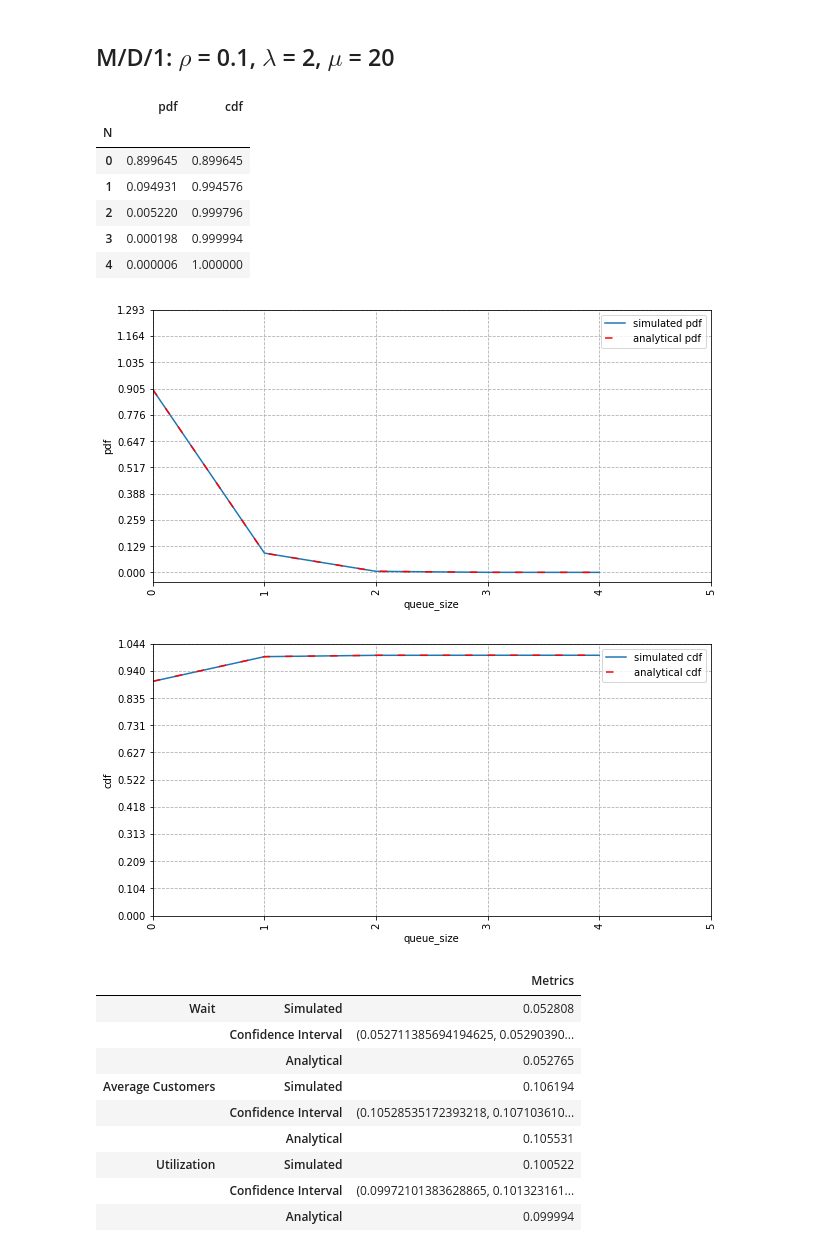
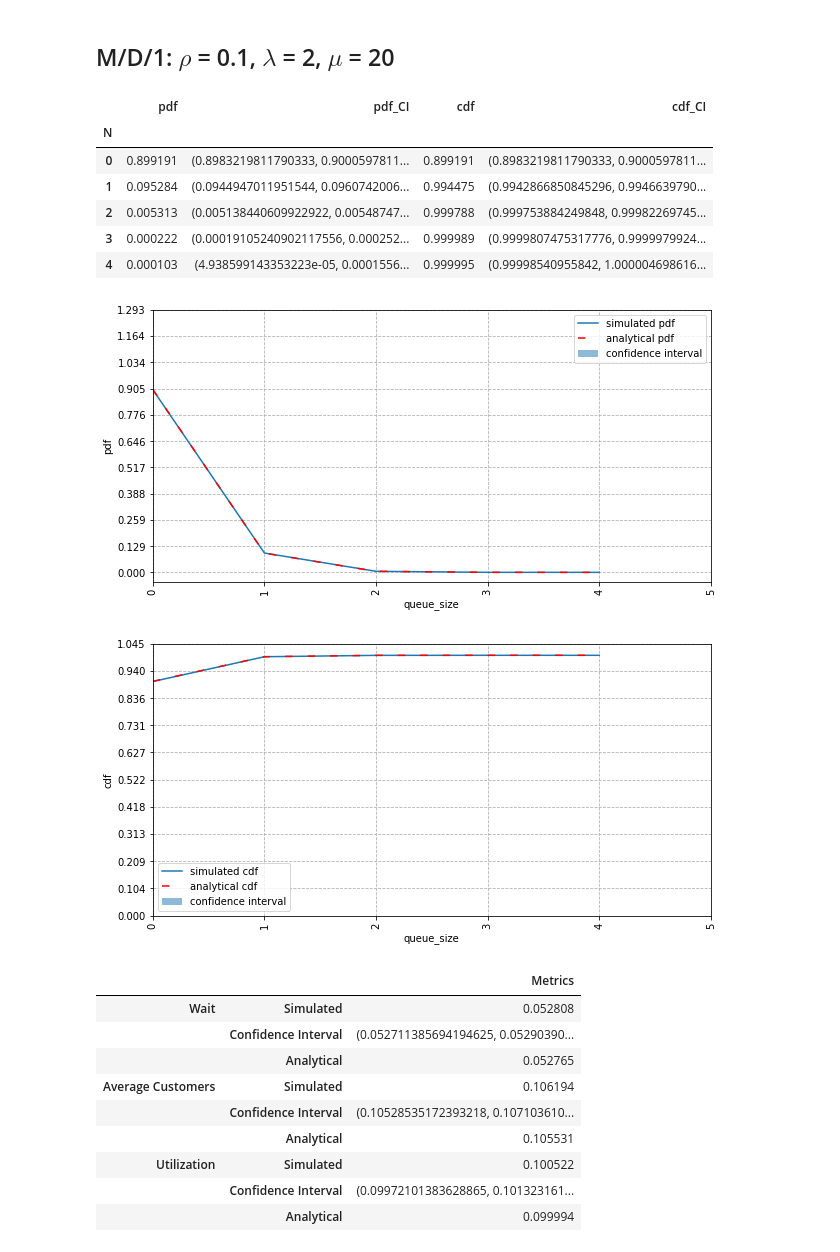
Before and after one commit to GabrielAureo/trab-final-AD-2021.2, a Jupyter notebook: md1.ipynb, the cells around one changed output. Cells and saved outputs as stored; diff of their text form; code cells hidden in the pictures.

```diff
--- a/md1.ipynb
+++ b/md1.ipynb
@@ -70,21 +58,18 @@ metrics(sim)
 ## M/D/1: $\rho$ = 0.1, $\lambda$ = 2, $\mu$ = 20
 # %%
 sim = queue_sim(lamda = 2, mu = 20, runs = 100, kind='d')
-# %%
-dist = customers_dist(sim)
-display(dist)
-plot_pdf(dist, sim.lamda, sim.mu, kind = 'd')
-plot_cdf(dist, sim.lamda, sim.mu, kind = 'd')
-# %% [output]
-|  | pdf | cdf |
-| N |  |  |
-| 0 | 0.899645 | 0.899645 |
-| 1 | 0.094931 | 0.994576 |
-| 2 | 0.005220 | 0.999796 |
-| 3 | 0.000198 | 0.999994 |
-| 4 | 0.000006 | 1.000000 |
-[figure, removed]
-[figure, removed]
+# %%
+sim.plot_customers()
+# %% [output]
+|  | pdf | pdf_CI | cdf | cdf_CI |
+| N |  |  |  |  |
+| 0 | 0.899191 | (0.8983219811790333, 0.9000597811... | 0.899191 | (0.8983219811790333, 0.9000597811... |
+| 1 | 0.095284 | (0.0944947011951544, 0.0960742006... | 0.994475 | (0.9942866850845296, 0.9946639790... |
+| 2 | 0.005313 | (0.005138440609922922, 0.00548747... | 0.999788 | (0.999753884249848, 0.99982269745... |
+| 3 | 0.000222 | (0.00019105240902117556, 0.000252... | 0.999989 | (0.9999807475317776, 0.9999979924... |
+| 4 | 0.000103 | (4.938599143353223e-05, 0.0001556... | 0.999995 | (0.99998540955842, 1.000004698616... |
+[figure, added]
+[figure, added]
 # %%
 metrics(sim)
 # %% [output]
```
Also changed, not shown: parts of 12 cells of this notebook, 5 other files.
